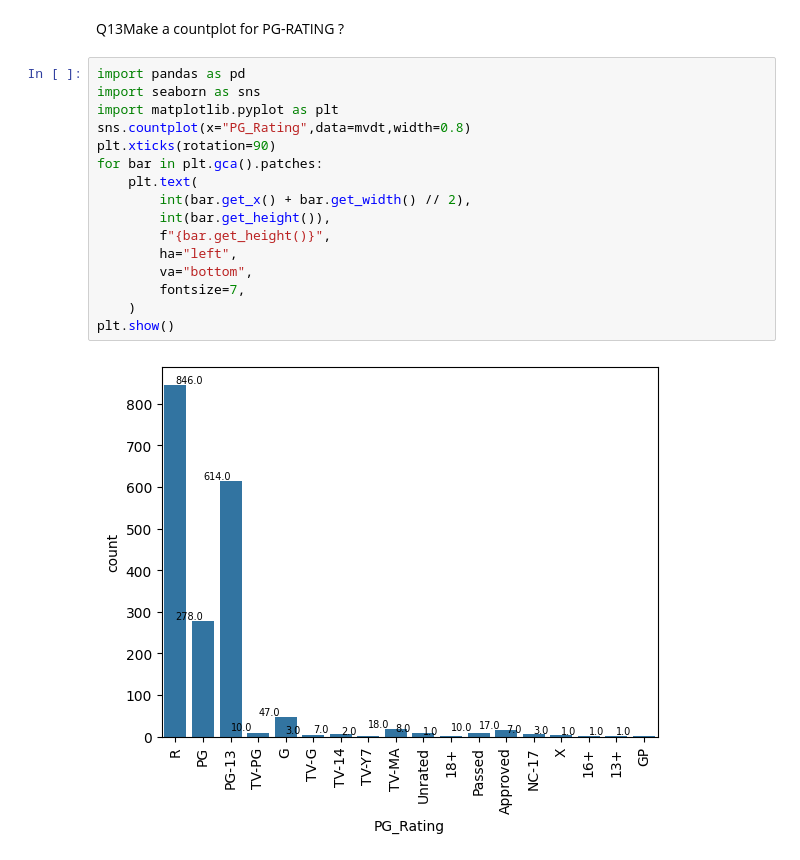
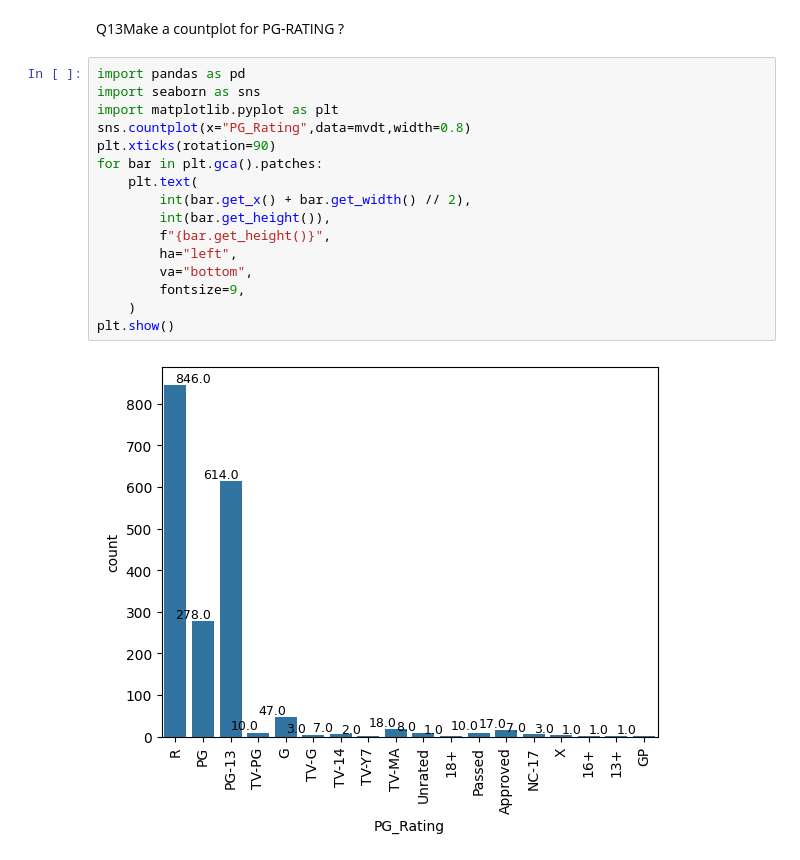
Before and after one commit to manu8274/1language-C, a Jupyter notebook: class/2nd_YR/4th_SEM/lec_4_AIML/project/st1_project/1.ipynb, the cells around one changed output. Drawn from its saved outputs; the diff is of its cells as text.

```diff
--- a/class/2nd_YR/4th_SEM/lec_4_AIML/project/st1_project/1.ipynb
+++ b/class/2nd_YR/4th_SEM/lec_4_AIML/project/st1_project/1.ipynb
@@ -337,18 +337,18 @@ Q13Make a countplot for PG-RATING ?
 # %%
 import pandas as pd
 import seaborn as sns
 import matplotlib.pyplot as plt
 sns.countplot(x="PG_Rating",data=mvdt,width=0.8)
 plt.xticks(rotation=90)
 for bar in plt.gca().patches:
     plt.text(
         int(bar.get_x() + bar.get_width() // 2),
         int(bar.get_height()),
         f"{bar.get_height()}",
         ha="left",
         va="bottom",
-        fontsize=7,
+        fontsize=9,
     )
 plt.show()
 # %% [output]
-[figure, old version]
+[figure, new version]
```
Also changed, not shown: parts of 2 cells of this notebook, 1 other file.
